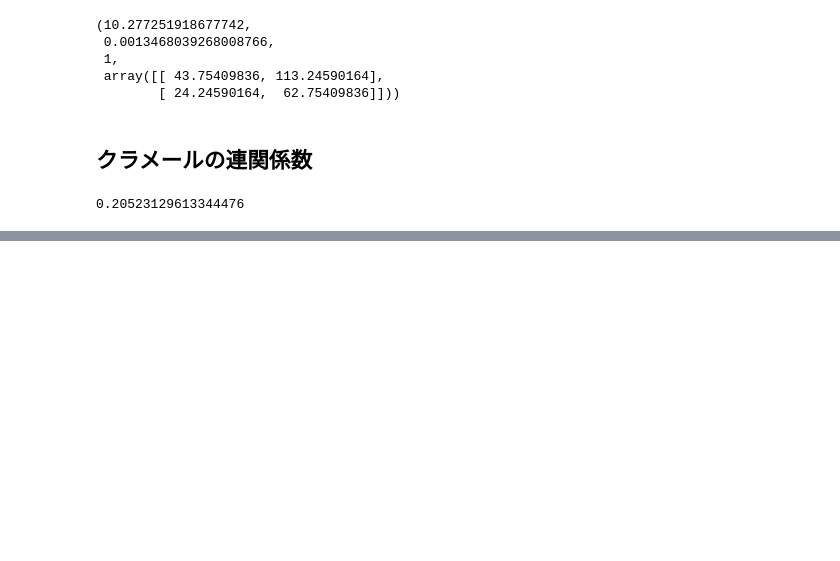
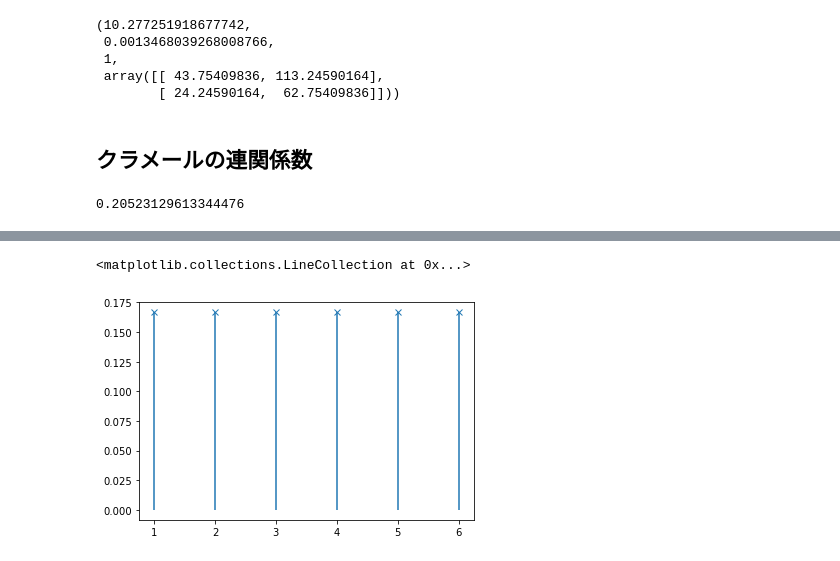
Before and after one commit to pajannat/my-learning, a Jupyter notebook: Kame_Udemy_StatsCourse/statistics.ipynb, the cells around one changed output, grey strips where cells are left out. Drawn from its saved outputs; the diff is of its cells as text; code cells hidden in the pictures; blank space fills up the shorter version.

```diff
--- a/Kame_Udemy_StatsCourse/statistics.ipynb
+++ b/Kame_Udemy_StatsCourse/statistics.ipynb
@@ -282,0 +328,6 @@ cramers_v(df['sex'], df['time'])
+# %%
+plt.plot(x, y ,'x')
+plt.vlines(x, 0, y)
+# %% [output]
+<matplotlib.collections.LineCollection at 0x...>
+[figure, added]
```
Also changed, not shown: parts of 14 cells of this notebook.
